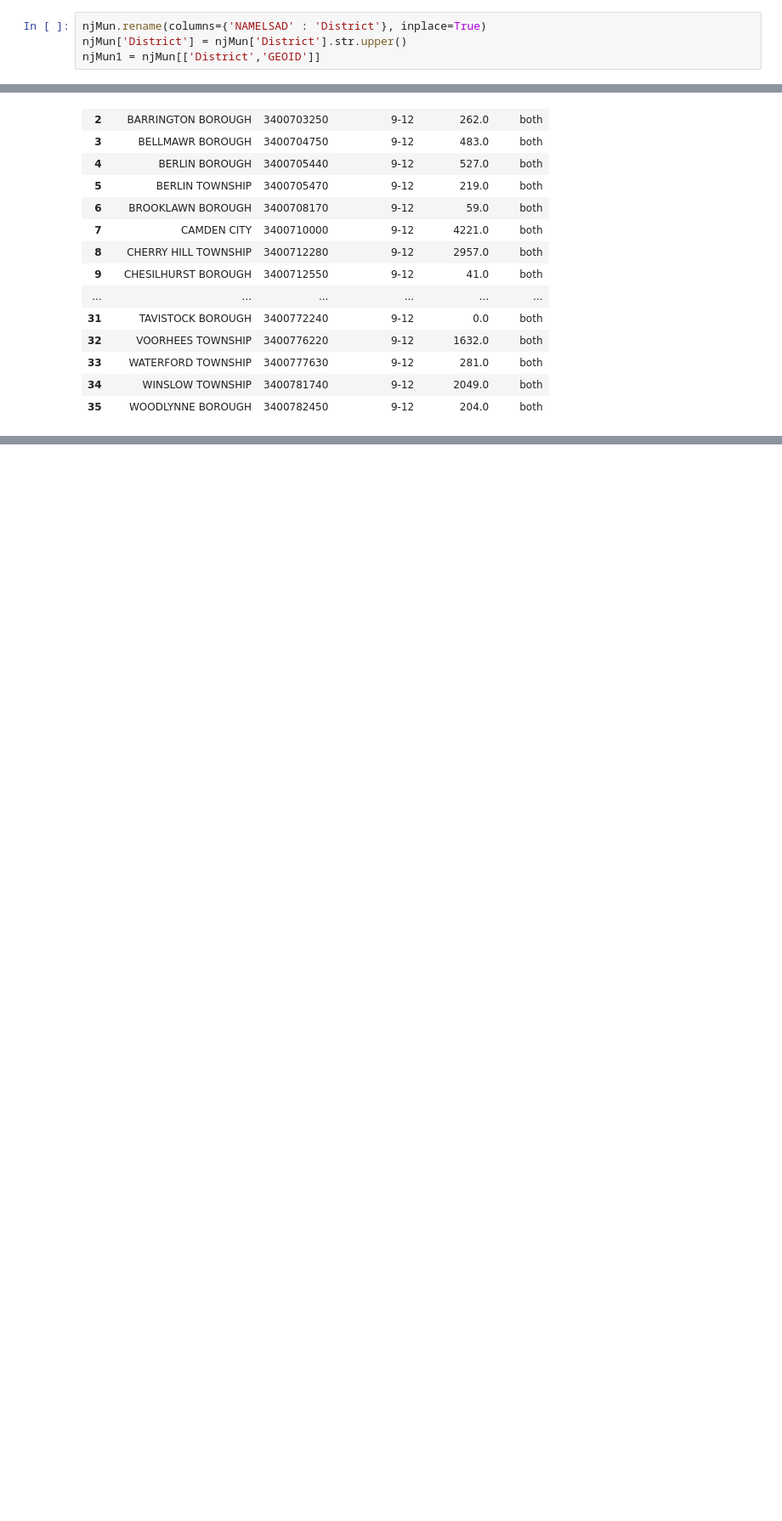
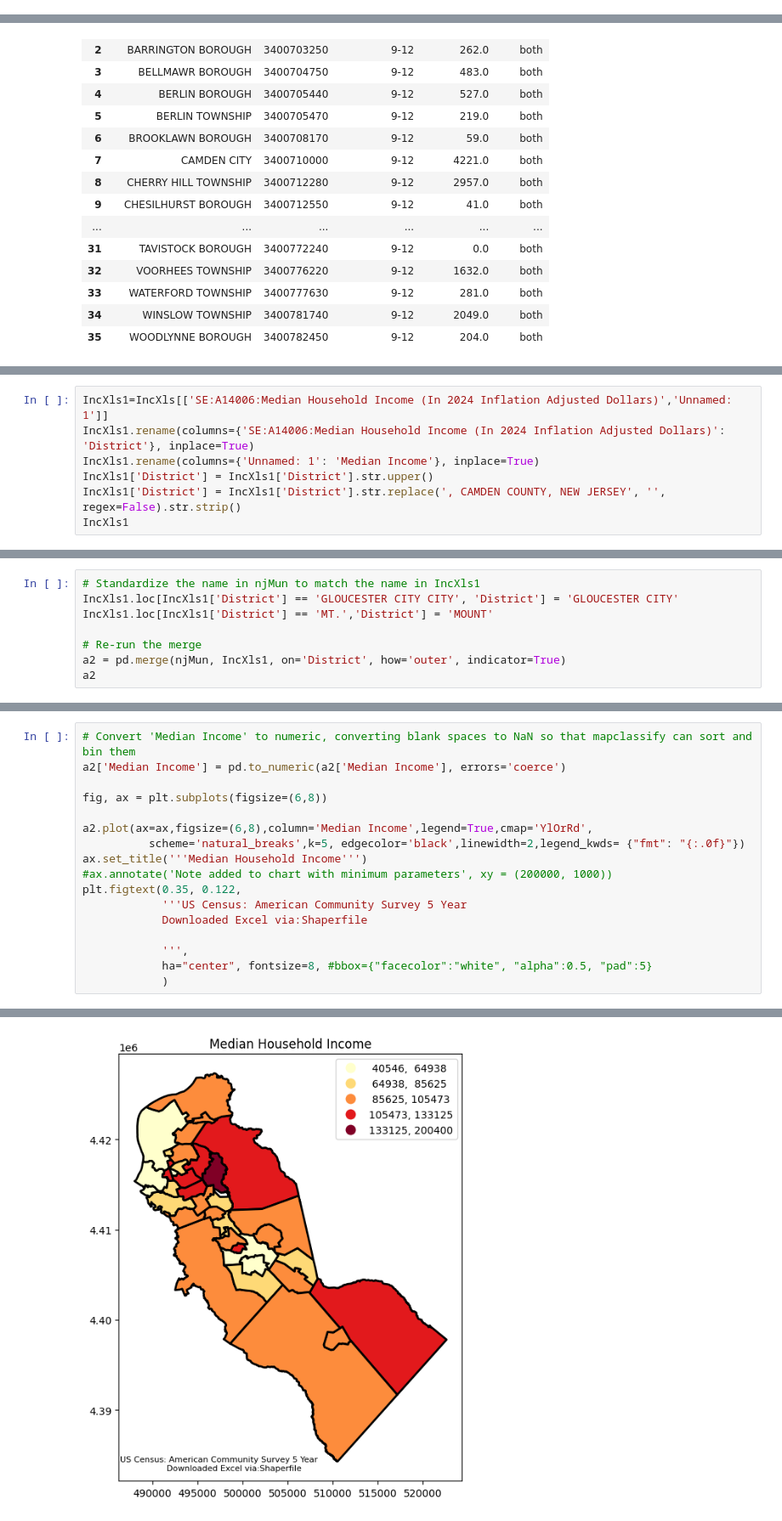
Before and after one commit to MhiyaJ/My-GIS-Stuff, a Jupyter notebook: After School Programs.ipynb, the cells around one changed output, grey strips where cells are left out. Shown at 85% size. Cells and saved outputs as stored; diff of their text form; blank space fills up the shorter version.

```diff
--- a/After School Programs.ipynb
+++ b/After School Programs.ipynb
@@ -66,10 +66,6 @@ njMun.head(2)
 |  | FID | COUSUBNS | GEOID | NAMELSAD | CLASSFP | FUNCSTAT | ALAND | AWATER | INTPTLAT | INTPTLON | ... |
 | 0 | 1 | 00885144 | 3400702200 | Audubon borough | C5 | F | 3838781 | 35535 | +39.8901277 | -75.0723825 | ... |
 | 1 | 2 | 00885145 | 3400702230 | Audubon Park borough | C5 | F | 389606 | 46935 | +39.8968373 | -75.0888190 | ... |
-# %%
-njMun.rename(columns={'NAMELSAD' : 'District'}, inplace=True)
-njMun['District'] = njMun['District'].str.upper()
-njMun1 = njMun[['District','GEOID']]
 # %%
 njMun.rename(columns={'NAMELSAD' : 'District'}, inplace=True)
 njMun['District'] = njMun['District'].str.upper()
@@ -377,0 +355,7 @@ IncXls.head()
+# %%
+IncXls1=IncXls[['SE:A14006:Median Household Income (In 2024 Inflation Adjusted Dollars)','Unnamed: 1']]
+IncXls1.rename(columns={'SE:A14006:Median Household Income (In 2024 Inflation Adjusted Dollars)': 'District'}, inplace=True)
+IncXls1.rename(columns={'Unnamed: 1': 'Median Income'}, inplace=True)
+IncXls1['District'] = IncXls1['District'].str.upper()
+IncXls1['District'] = IncXls1['District'].str.replace(', CAMDEN COUNTY, NEW JERSEY', '', regex=False).str.strip()
+IncXls1
@@ -377,0 +380,8 @@ IncXls.head()
+# %%
+# Standardize the name in njMun to match the name in IncXls1
+IncXls1.loc[IncXls1['District'] == 'GLOUCESTER CITY CITY', 'District'] = 'GLOUCESTER CITY'
+IncXls1.loc[IncXls1['District'] == 'MT.','District'] = 'MOUNT'
+
+# Re-run the merge
+a2 = pd.merge(njMun, IncXls1, on='District', how='outer', indicator=True)
+a2
@@ -377,0 +415,18 @@ IncXls.head()
+# %%
+# Convert 'Median Income' to numeric, converting blank spaces to NaN so that mapclassify can sort and bin them
+a2['Median Income'] = pd.to_numeric(a2['Median Income'], errors='coerce')
+
+fig, ax = plt.subplots(figsize=(6,8))
+
+a2.plot(ax=ax,figsize=(6,8),column='Median Income',legend=True,cmap='YlOrRd',
+          scheme='natural_breaks',k=5, edgecolor='black',linewidth=2,legend_kwds= {"fmt": "{:.0f}"})
+ax.set_title('''Median Household Income''')
+#ax.annotate('Note added to chart with minimum parameters', xy = (200000, 1000))
+plt.figtext(0.35, 0.122,
+            '''US Census: American Community Survey 5 Year
+            Downloaded Excel via:Shaperfile
+
+            ''',
+            ha="center", fontsize=8, #bbox={"facecolor":"white", "alpha":0.5, "pad":5}
+            )
+# %% [output]
@@ -377,0 +436 @@ IncXls.head()
+[figure, added]
```
Also changed, not shown: parts of 8 cells of this notebook.
